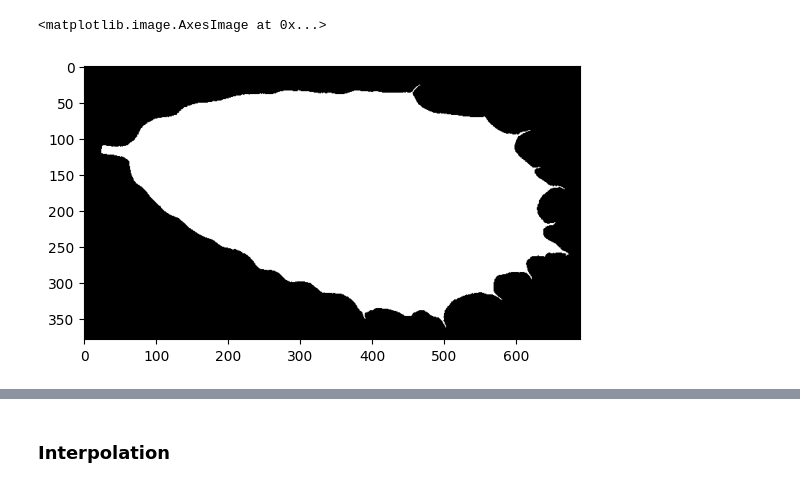
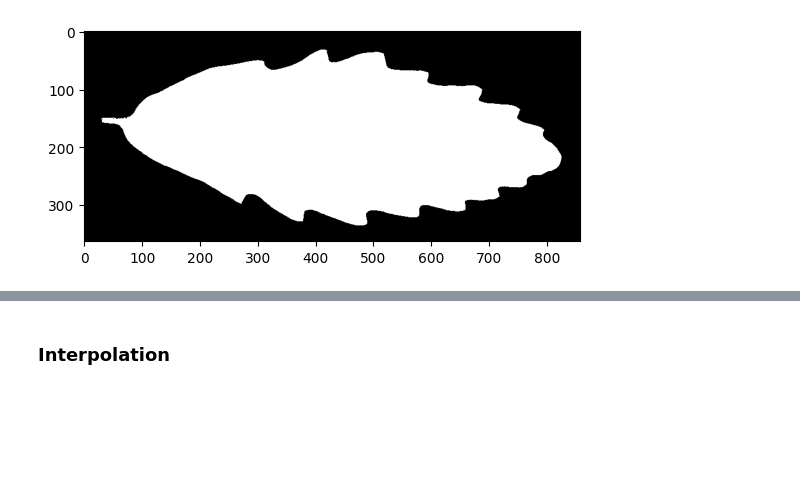
Before and after one commit to Orri11/ZIB, a Jupyter notebook: generic_shape_analysis/leaf_example.ipynb, the cells around one changed output, grey strips where cells are left out. Drawn from its saved outputs; the diff is of its cells as text; code cells hidden in the pictures; blank space fills up the shorter version.

```diff
--- a/generic_shape_analysis/leaf_example.ipynb
+++ b/generic_shape_analysis/leaf_example.ipynb
@@ -10,14 +10,14 @@ INFO: Using numpy backend
 # %%
 data_path = os.path.join(os.getcwd(), 'data/leaf_dataset/images/')
 data_raw = []
-for file in os.listdir(data_path):
+for file in sorted(os.listdir(data_path)):
     if file.endswith('.jpg'):
         data_raw.append(plt.imread(data_path + file))
 
 plt.imshow(data_raw[0], cmap = 'gray')
+plt.show()
 # %% [output]
-<matplotlib.image.AxesImage at 0x...>
-[figure, old version]
+[figure, new version]
 # %%
 data = []
 for shape in data_raw:
```
Also changed, not shown: parts of 19 cells of this notebook, 3 other files.
